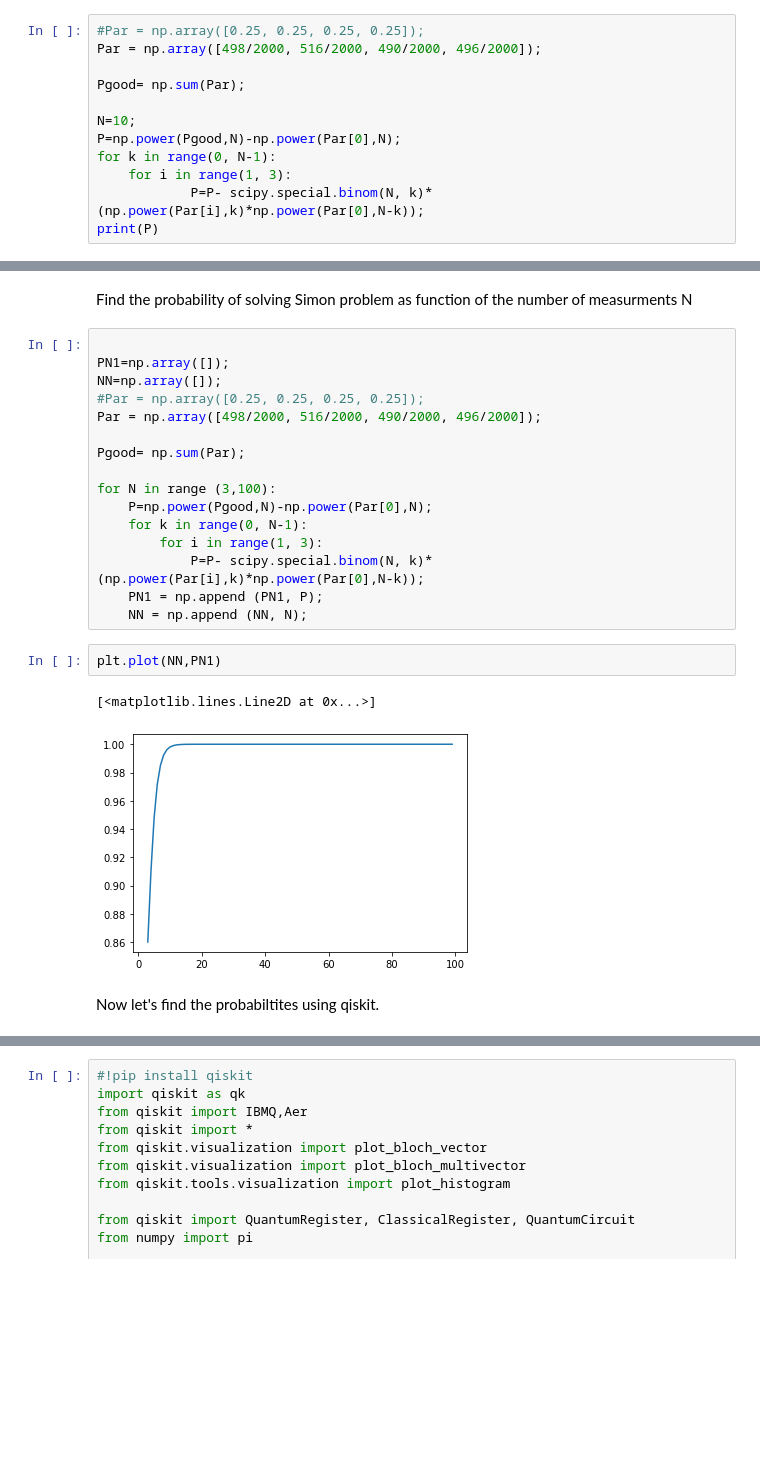
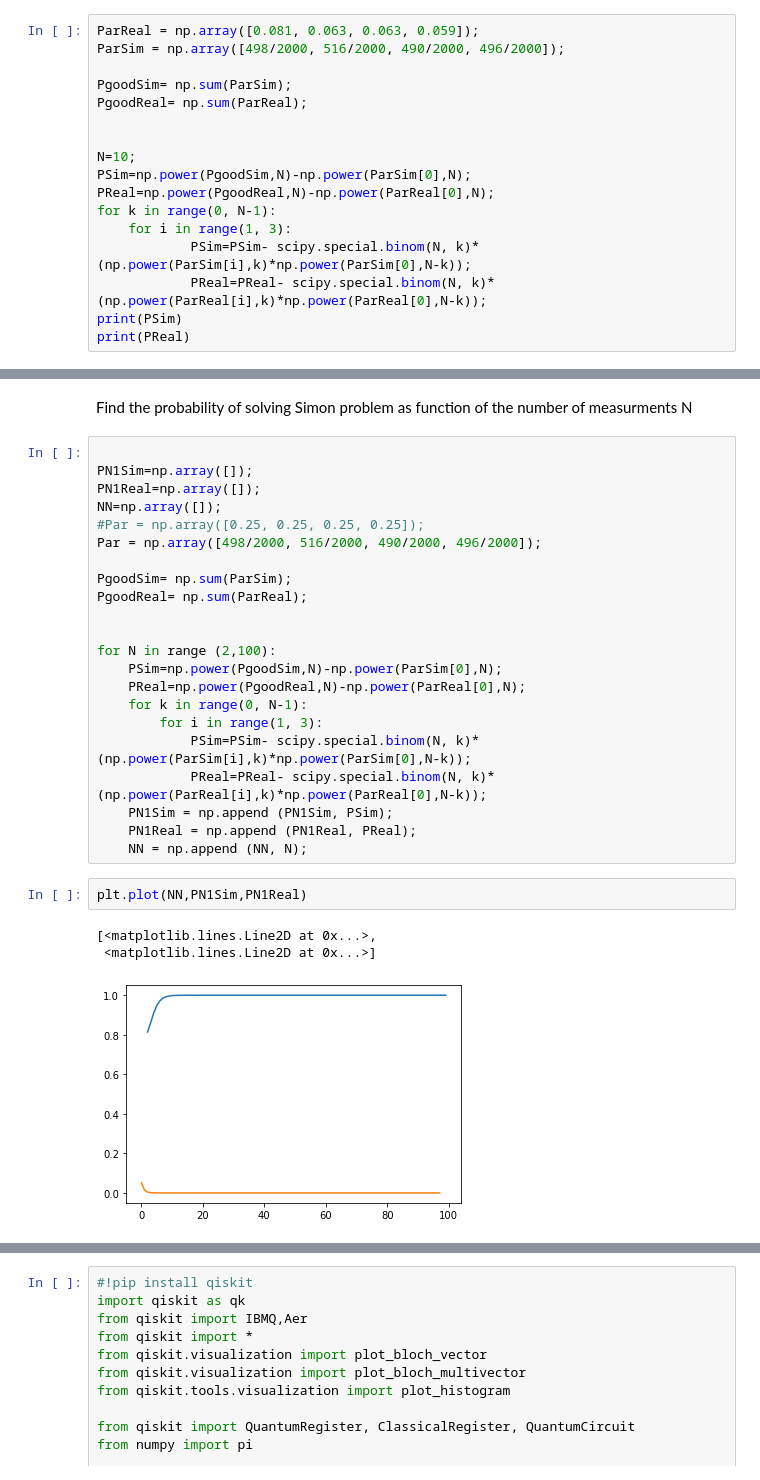
Before and after one commit to msilaev/qiskit, a Jupyter notebook: H3Sol-1.ipynb, the cells around one changed output, grey strips where cells are left out. Cells and saved outputs as stored; diff of their text form; blank space fills up the shorter version.

```diff
--- a/H3Sol-1.ipynb
+++ b/H3Sol-1.ipynb
@@ -44,14 +50,19 @@ Find the probability of solving Simon problem in 10 measurment
 # %%
-#Par = np.array([0.25, 0.25, 0.25, 0.25]);
-Par = np.array([498/2000, 516/2000, 490/2000, 496/2000]);
+ParReal = np.array([0.081, 0.063, 0.063, 0.059]);
+ParSim = np.array([498/2000, 516/2000, 490/2000, 496/2000]);
 
-Pgood= np.sum(Par);
+PgoodSim= np.sum(ParSim);
+PgoodReal= np.sum(ParReal);
+
 
 N=10;
-P=np.power(Pgood,N)-np.power(Par[0],N);
+PSim=np.power(PgoodSim,N)-np.power(ParSim[0],N);
+PReal=np.power(PgoodReal,N)-np.power(ParReal[0],N);
 for k in range(0, N-1):
     for i in range(1, 3):
-            P=P- scipy.special.binom(N, k)*(np.power(Par[i],k)*np.power(Par[0],N-k));
-print(P)
+            PSim=PSim- scipy.special.binom(N, k)*(np.power(ParSim[i],k)*np.power(ParSim[0],N-k));
+            PReal=PReal- scipy.special.binom(N, k)*(np.power(ParReal[i],k)*np.power(ParReal[0],N-k));
+print(PSim)
+print(PReal)
 # %% [output]
 0.9980339720779624
@@ -59,24 +73,29 @@ print(P)
 Find the probability of solving Simon problem as function of the number of measurments N
 # %%
 
-PN1=np.array([]);
+PN1Sim=np.array([]);
+PN1Real=np.array([]);
 NN=np.array([]);
 #Par = np.array([0.25, 0.25, 0.25, 0.25]);
 Par = np.array([498/2000, 516/2000, 490/2000, 496/2000]);
 
-Pgood= np.sum(Par);
+PgoodSim= np.sum(ParSim);
+PgoodReal= np.sum(ParReal);
 
-for N in range (3,100):
-    P=np.power(Pgood,N)-np.power(Par[0],N);
+
+for N in range (2,100):
+    PSim=np.power(PgoodSim,N)-np.power(ParSim[0],N);
+    PReal=np.power(PgoodReal,N)-np.power(ParReal[0],N);
     for k in range(0, N-1):
         for i in range(1, 3):
-            P=P- scipy.special.binom(N, k)*(np.power(Par[i],k)*np.power(Par[0],N-k));
-    PN1 = np.append (PN1, P);
+            PSim=PSim- scipy.special.binom(N, k)*(np.power(ParSim[i],k)*np.power(ParSim[0],N-k));
+            PReal=PReal- scipy.special.binom(N, k)*(np.power(ParReal[i],k)*np.power(ParReal[0],N-k));
+    PN1Sim = np.append (PN1Sim, PSim);
+    PN1Real = np.append (PN1Real, PReal);
     NN = np.append (NN, N);
 # %%
-plt.plot(NN,PN1)
+plt.plot(NN,PN1Sim,PN1Real)
 # %% [output]
-[<matplotlib.lines.Line2D at 0x...>]
+[<matplotlib.lines.Line2D at 0x...>,
+ <matplotlib.lines.Line2D at 0x...>]
-[figure, old version]
+[figure, new version]
-# %% [markdown]
-Now let's find the probabiltites using qiskit.
```
Also changed, not shown: parts of 12 cells of this notebook.
